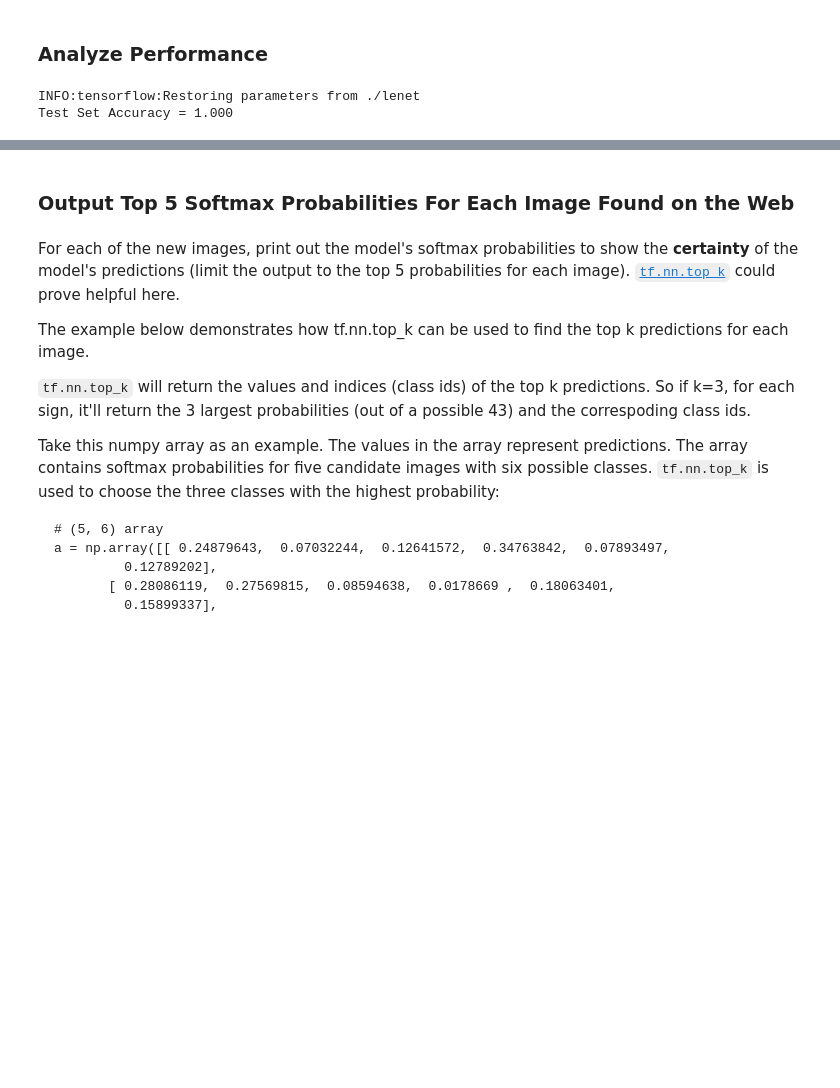
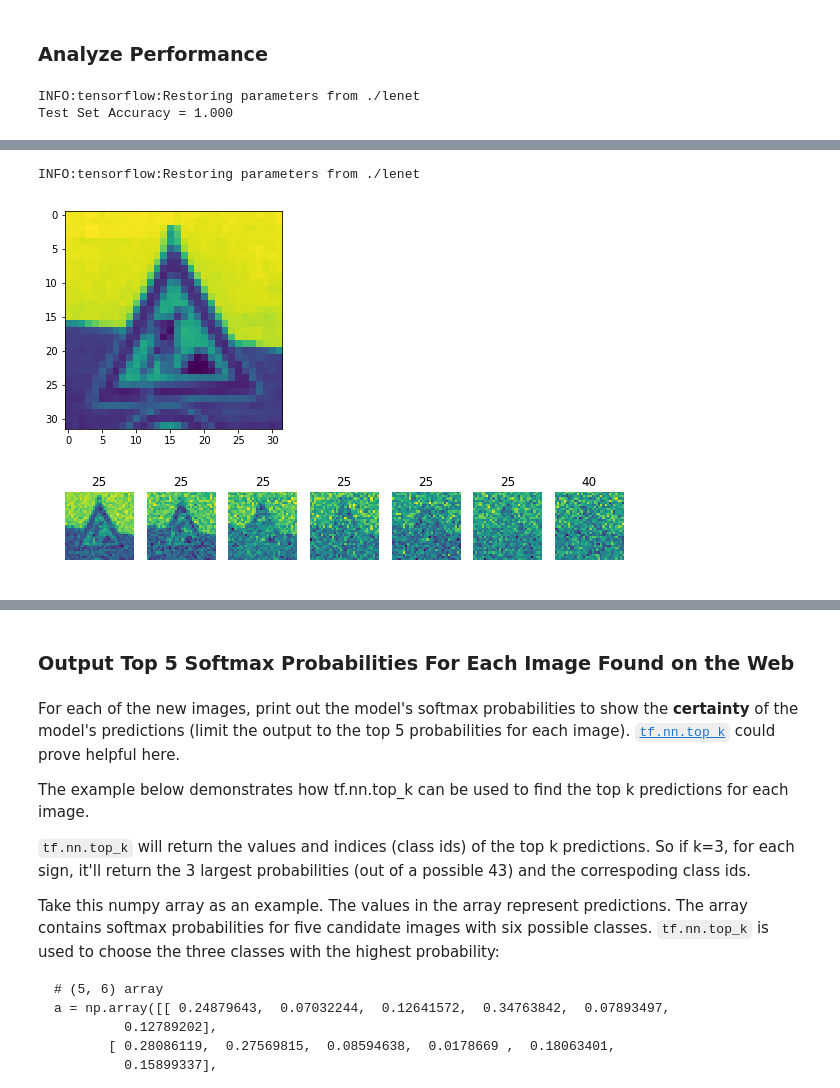
Before and after one commit to moh7/CarND-Street-Sign-Classification, a Jupyter notebook: Traffic_Sign_Classifier.ipynb, the cells around one changed output, grey strips where cells are left out. Drawn from its saved outputs; the diff is of its cells as text; code cells hidden in the pictures; blank space fills up the shorter version.

```diff
--- a/Traffic_Sign_Classifier.ipynb
+++ b/Traffic_Sign_Classifier.ipynb
@@ -621,0 +625,32 @@ Test Set Accuracy = 1.000
+# %%
+# Adding noise to the image
+im0=images_normalized[0,:,:,0].copy()
+plt.imshow(im0)
+
+softmax_logits = tf.nn.softmax(logits)
+
+mu =0
+sigmas = [0.1, 0.2, 0.3, 0.5, 0.6, 0.8, 1] # mean and standard deviation
+
+fig, axs = plt.subplots(1,len(sigmas), figsize=(10, 18))
+
+with tf.Session() as sess:
+    sess.run(tf.global_variables_initializer())
+    saver3 = tf.train.import_meta_graph('./lenet.meta')
+    saver3.restore(sess, "./lenet")
+
+    for i in range(len(sigmas)):
+        sigma=sigmas[i]
+        noise=np.random.normal(mu,sigma,im0.shape)
+        im_noisy=im0+noise
+
+
+        prediction=sess.run(softmax_logits,feed_dict={x:im_noisy.reshape(1,32,32,1),keep_prob: 1})
+        predicted_class=np.argmax(prediction,axis=1)
+        axs[i].axis('off')
+        axs[i].imshow(im_noisy)
+        axs[i].set_title(np.max(predicted_class))
+# %% [output]
+INFO:tensorflow:Restoring parameters from ./lenet
+[figure, added]
+[figure, added]
```
Also changed, not shown: parts of 5 cells of this notebook, 3 other files.
